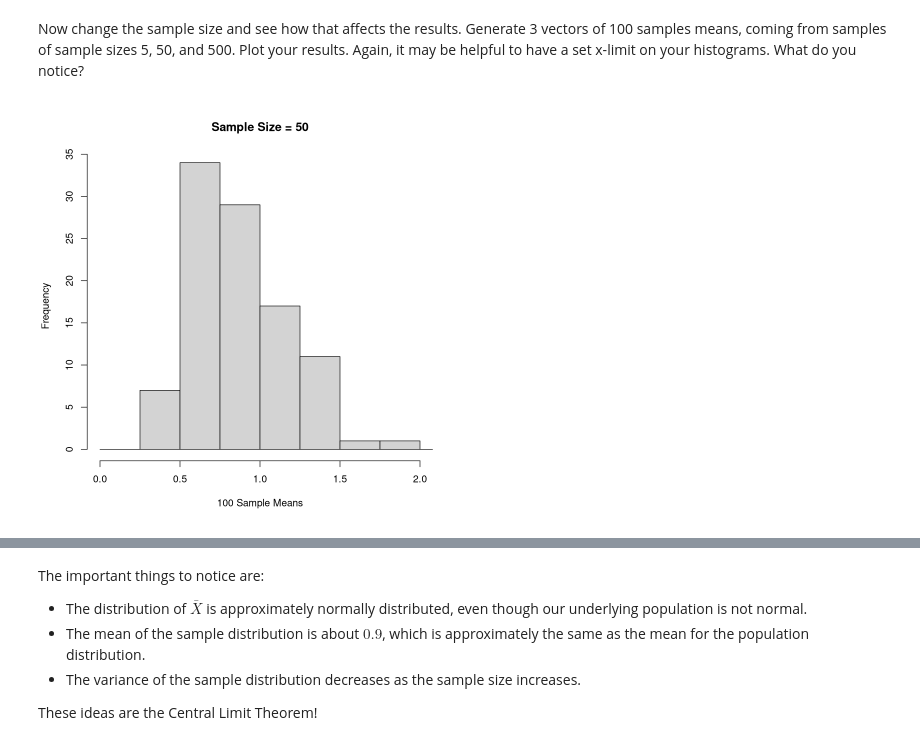
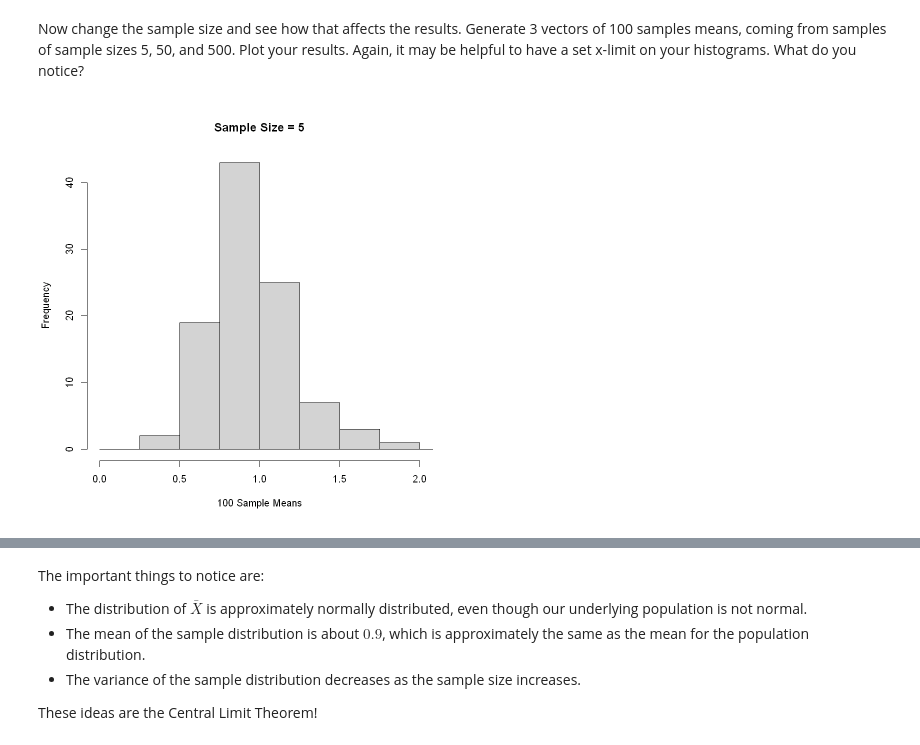
Before and after one commit to gareytwin1/statistical-estimation, a Jupyter notebook: Module3/CentralLimitTheorem.ipynb, the cells around one changed output, grey strips where cells are left out. Cells and saved outputs as stored; diff of their text form; code cells hidden in the pictures.

```diff
--- a/Module3/CentralLimitTheorem.ipynb
+++ b/Module3/CentralLimitTheorem.ipynb
@@ -72,11 +74,11 @@ hist(sample.means.n5, breaks=breaks, xlim=c(0,2), main="Sample Size = 5", xlab="
 # %% [markdown]
 Now change the sample size and see how that affects the results. Generate 3 vectors of 100 samples means, coming from samples of sample sizes 5, 50, and 500. Plot your results. Again, it may be helpful to have a set x-limit on your histograms. What do you notice?
 # %%
-# Generate 100 sample means with n=50 and plot the results
+# Generate 100 sample means with n=5 and plot the results
 sample.means.n5 = replicate(100, sample.mean(data, 5))
-hist(sample.means.n5, breaks=breaks, xlim=c(0,2), main="Sample Size = 50", xlab="100 Sample Means")
+hist(sample.means.n5, breaks=breaks, xlim=c(0,2), main="Sample Size = 5", xlab="100 Sample Means")
 # %% [output]
-[figure, old version]
+[figure, new version]
 # %%
 # Generate 100 sample means with n=50 and plot the results
 sample.means.n50 = replicate(100, sample.mean(data, 50))
```
Also changed, not shown: parts of 3 cells of this notebook.
